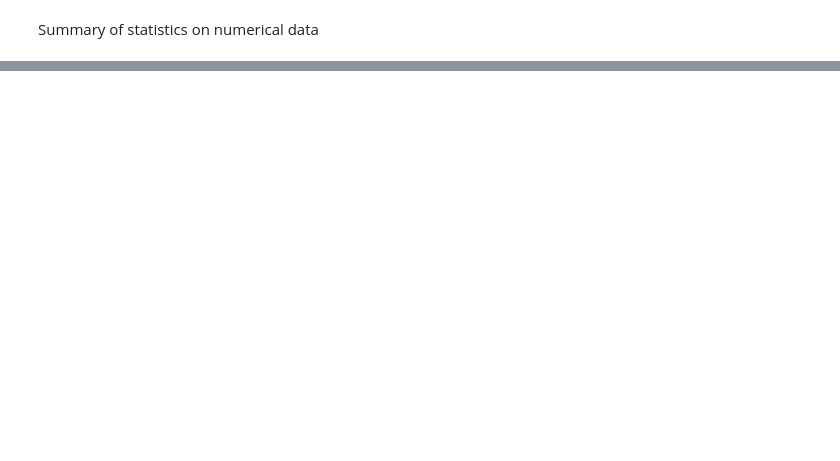
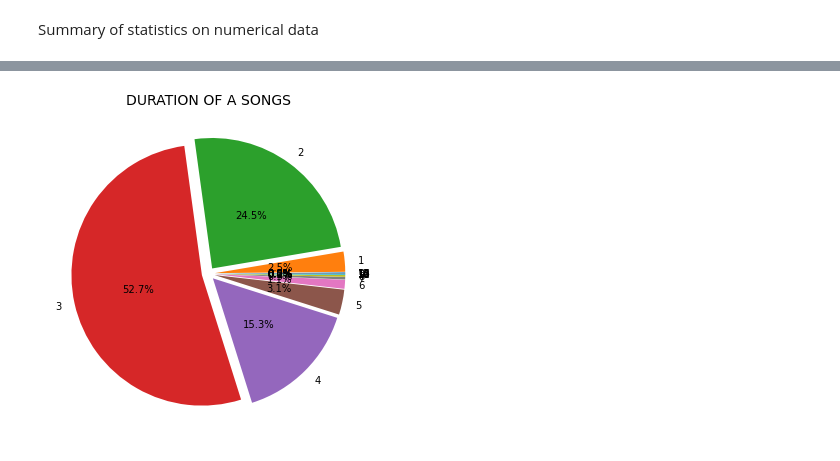
Before and after one commit to vlkumar-859/ml_spotifty, a Jupyter notebook: ml_spotify.ipynb, the cells around one changed output, grey strips where cells are left out. Saved outputs shown, nothing was run; the diff lists cells and outputs as text; code cells hidden in the pictures; blank space fills up the shorter version.

```diff
--- a/ml_spotify.ipynb
+++ b/ml_spotify.ipynb
@@ -119,0 +199,8 @@ sns.heatmap(corr,linewidths=.5)
+# %%
+t=[x for x in range(0,17)]
+dur=[0]*17
+for x in spotify_data.duration_ms:
+  len = x//1000
+  len = len//60
+  dur[len]=dur[len]+1
+  #dur.append(len)
@@ -119,0 +222,8 @@ sns.heatmap(corr,linewidths=.5)
+# %%
+pie, ax = plt.subplots(figsize=[10,6])
+labels = t
+plt.pie(dur,autopct="%.1f%%",explode=[0.05]*17,labels=t,pctdistance=0.5)
+plt.title("DURATION OF A SONGS", fontsize=14);
+pie.savefig("DeliveryPieChart.png")
+# %% [output]
+[figure, added]
```
Also changed, not shown: parts of 14 cells of this notebook.
